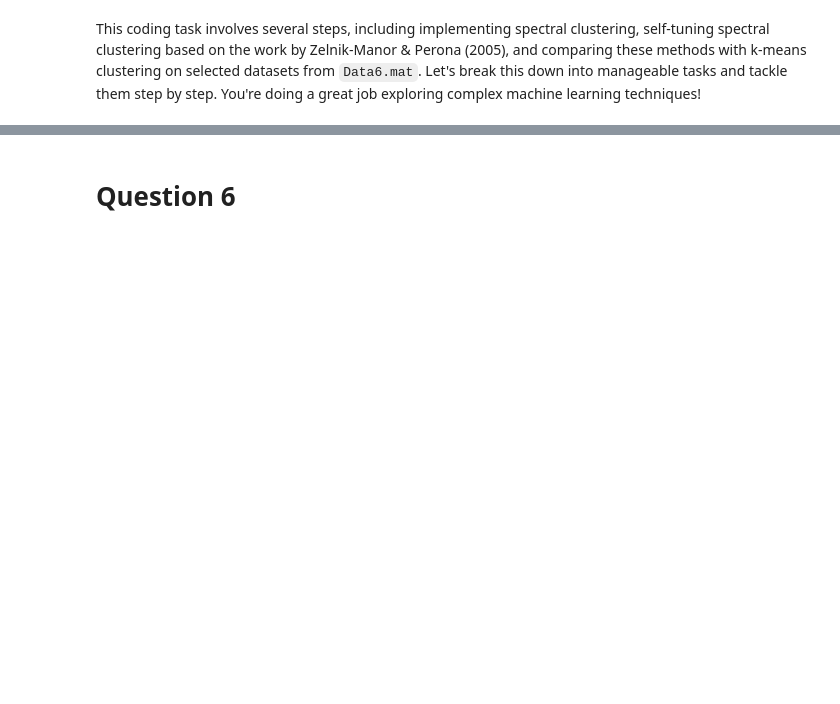
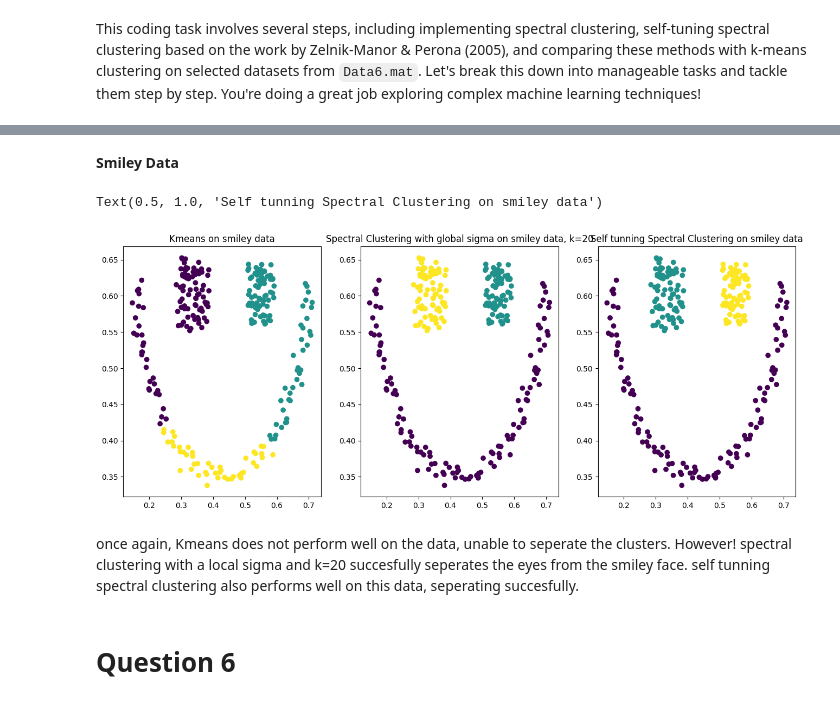
Before and after one commit to AvivGelfand/Geometry-of-Information-Course, a Jupyter notebook: Ex3_GOI.ipynb, the cells around one changed output, grey strips where cells are left out. Saved outputs shown, nothing was run; the diff lists cells and outputs as text; code cells hidden in the pictures; blank space fills up the shorter version.

```diff
--- a/Ex3_GOI.ipynb
+++ b/Ex3_GOI.ipynb
@@ -344,2 +325,45 @@ Reshape your data either using array.reshape(-1, 1) if your data has a single fe
+# %% [markdown]
+
+**Smiley Data**
+# %%
+# K means
+n_clusters = 3
+kmeans_smiley = KMeans(n_clusters, n_init=10)
+kmeans_smiley_labels = kmeans_smiley.fit_predict(smiley)
+# %%
+# Spectral clustering with global sigma, sm is for smiley, k=20 seems to cluster the data properly here for a global sigma!
+w_sm = calc_w_global_sigma(smiley, 20)
+L_sm = laplacian(w_sm, normed=False)
+eigenvalues,eigenvectors = np.linalg.eigh(L_sm)
+first_non_zero_idx = np.where(eigenvalues > 1e-10)[0][0]
+X_sm = eigenvectors[:, first_non_zero_idx:first_non_zero_idx + n_clusters+1]
+X_sm_normd = normalize(X_sm, norm='l2', axis=1)
+spec_clusters_sm = KMeans(n_clusters, n_init = 10).fit(X_sm_normd).labels_
+# %%
+# Self tunning spectral clustering with local sigma, k is the same as with the circles data.
+w_sm = w_local(smiley, k=7)
+L_sm = laplacian(w_sm, normed=False)
+eigenvalues,eigenvectors = np.linalg.eigh(L_sm)
+first_non_zero_idx = np.where(eigenvalues > 1e-10)[0][0]
+X_sm = eigenvectors[:, first_non_zero_idx:first_non_zero_idx + n_clusters+1]
+X_sm_normd = normalize(X_sm, norm='l2', axis=1)
+self_tun_spec_clusters_sm = KMeans(n_clusters, n_init = 10).fit(X_sm_normd).labels_
+# %%
+plt.figure(figsize=(16,6))
+plt.subplot(1,3,1)
+plt.scatter(smiley[:, 0], smiley[:, 1], c=kmeans_smiley_labels)
+plt.title('Kmeans on smiley data')
+plt.subplot(1,3,2)
+plt.scatter(smiley[:, 0], smiley[:, 1], c=spec_clusters_sm)
+plt.title('Spectral Clustering with global sigma on smiley data, k=20')
+plt.subplot(1,3,3)
+plt.scatter(smiley[:, 0], smiley[:, 1], c=self_tun_spec_clusters_sm)
+plt.title('Self tunning Spectral Clustering on smiley data')
+# %% [output]
+Text(0.5, 1.0, 'Self tunning Spectral Clustering on smiley data')
+[figure, added]
+# %% [markdown]
+once again, Kmeans does not perform well on the data, unable to seperate the clusters.
+However! spectral clustering with a local sigma and k=20 succesfully seperates the eyes from the smiley face. self tunning spectral clustering also performs well on this data, seperating succesfully.
 # %% [markdown]
 # Question 6
```
Also changed, not shown: parts of 22 cells of this notebook.
